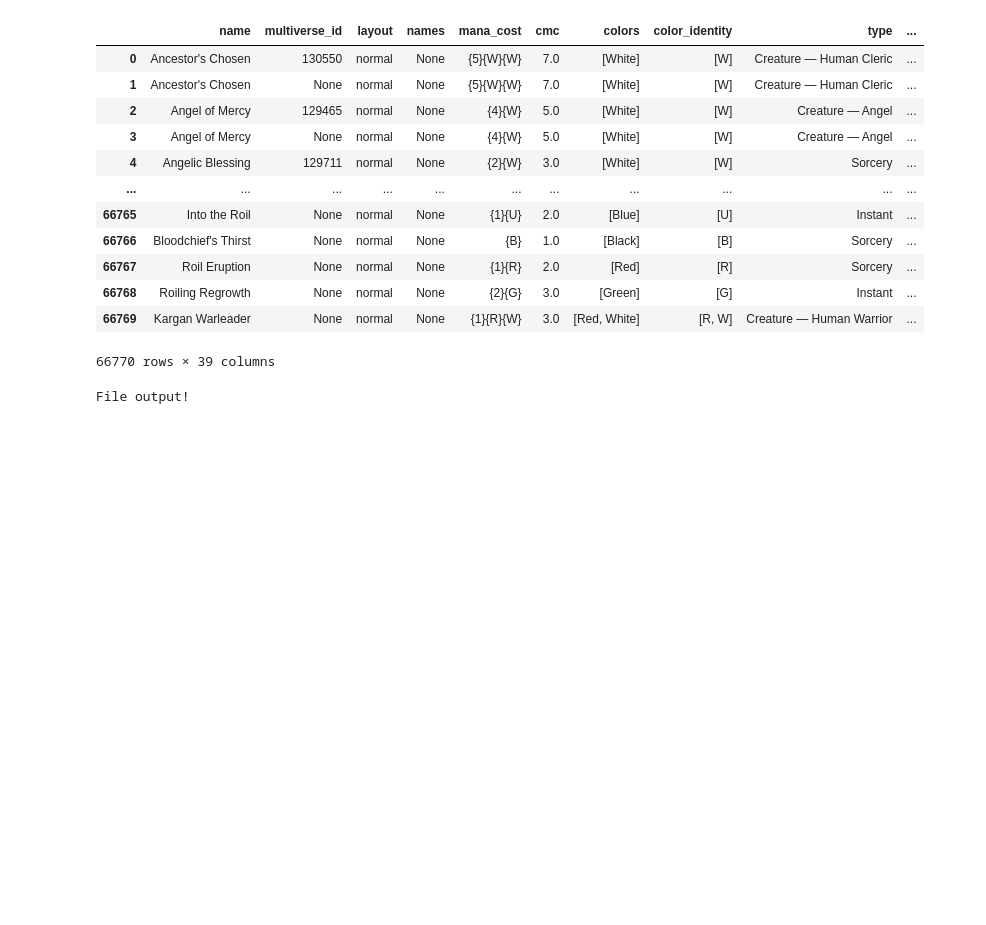
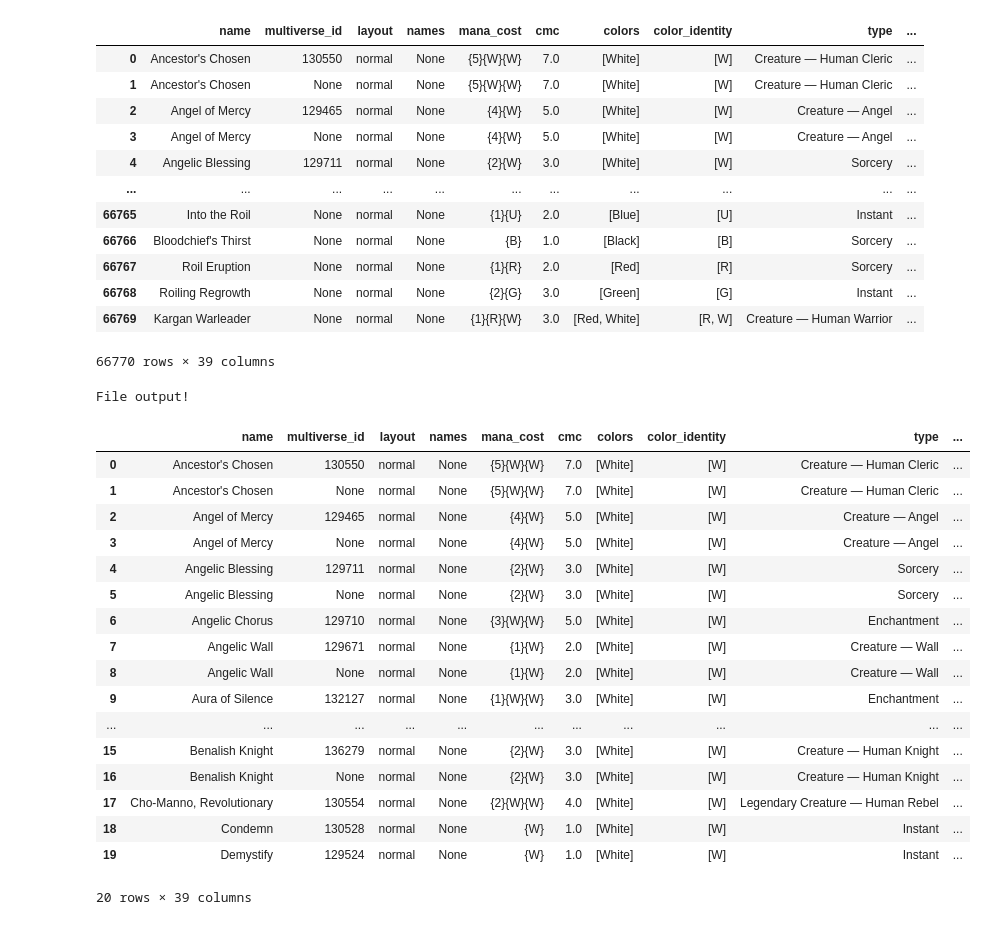
Before and after one commit to Gendo90/MTG-Data-Gatherer, a Jupyter notebook: MTG Card Gatherer.ipynb, the cells around one changed output. Cells and saved outputs as stored; diff of their text form; code cells hidden in the pictures; blank space fills up the shorter version.

```diff
--- a/MTG Card Gatherer.ipynb
+++ b/MTG Card Gatherer.ipynb
@@ -200,3 +200,24 @@ all_cards_df.to_csv("./all_mtg_cards.csv", index=False)
 print("File output!")
 # %% [output]
 File output!
+# %%
+all_cards_df.head(20)
+# %% [output]
+|  | name | multiverse_id | layout | names | mana_cost | cmc | colors | color_identity | type | ... |
+| 0 | Ancestor's Chosen | 130550 | normal | None | {5}{W}{W} | 7.0 | [White] | [W] | Creature — Human Cleric | ... |
+| 1 | Ancestor's Chosen | None | normal | None | {5}{W}{W} | 7.0 | [White] | [W] | Creature — Human Cleric | ... |
+| 2 | Angel of Mercy | 129465 | normal | None | {4}{W} | 5.0 | [White] | [W] | Creature — Angel | ... |
+| 3 | Angel of Mercy | None | normal | None | {4}{W} | 5.0 | [White] | [W] | Creature — Angel | ... |
+| 4 | Angelic Blessing | 129711 | normal | None | {2}{W} | 3.0 | [White] | [W] | Sorcery | ... |
+| 5 | Angelic Blessing | None | normal | None | {2}{W} | 3.0 | [White] | [W] | Sorcery | ... |
+| 6 | Angelic Chorus | 129710 | normal | None | {3}{W}{W} | 5.0 | [White] | [W] | Enchantment | ... |
+| 7 | Angelic Wall | 129671 | normal | None | {1}{W} | 2.0 | [White] | [W] | Creature — Wall | ... |
+| 8 | Angelic Wall | None | normal | None | {1}{W} | 2.0 | [White] | [W] | Creature — Wall | ... |
+| 9 | Aura of Silence | 132127 | normal | None | {1}{W}{W} | 3.0 | [White] | [W] | Enchantment | ... |
+| ... | ... | ... | ... | ... | ... | ... | ... | ... | ... | ... |
+| 15 | Benalish Knight | 136279 | normal | None | {2}{W} | 3.0 | [White] | [W] | Creature — Human Knight | ... |
+| 16 | Benalish Knight | None | normal | None | {2}{W} | 3.0 | [White] | [W] | Creature — Human Knight | ... |
+| 17 | Cho-Manno, Revolutionary | 130554 | normal | None | {2}{W}{W} | 4.0 | [White] | [W] | Legendary Creature — Human Rebel | ... |
+| 18 | Condemn | 130528 | normal | None | {W} | 1.0 | [White] | [W] | Instant | ... |
+| 19 | Demystify | 129524 | normal | None | {W} | 1.0 | [White] | [W] | Instant | ... |
+20 rows × 39 columns
```
Also changed, not shown: parts of 3 cells of this notebook.
